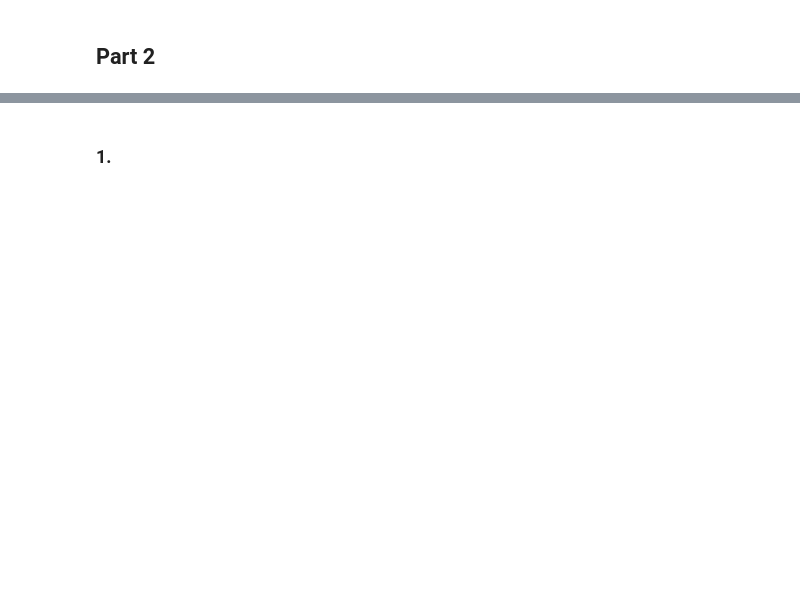
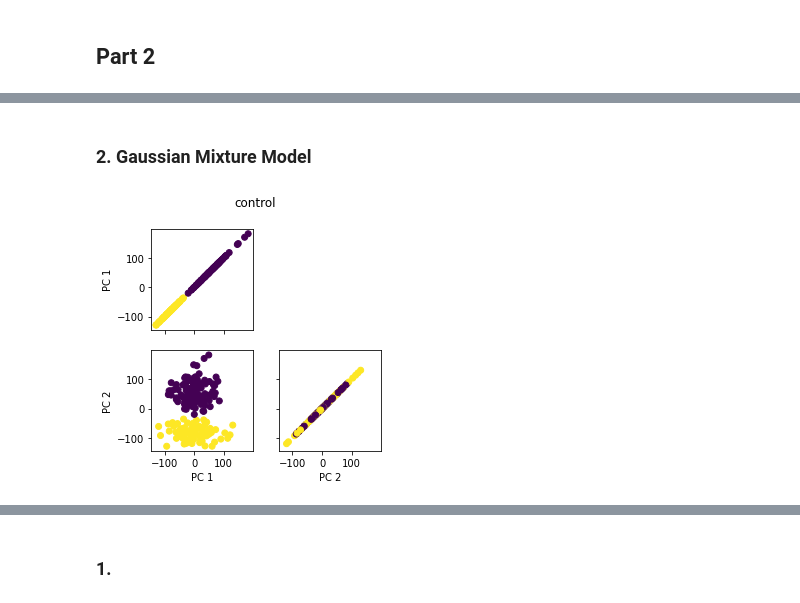
Before and after one commit to ArchieGertsman/ECE471-MP2, a Jupyter notebook: answers.ipynb, the cells around one changed output, grey strips where cells are left out. Saved outputs shown, nothing was run; the diff lists cells and outputs as text; code cells hidden in the pictures; blank space fills up the shorter version.

```diff
--- a/answers.ipynb
+++ b/answers.ipynb
@@ -596,0 +644,6 @@ We can see two distinct clusters in both the case and control data. The clusters
+# %% [markdown]
+### 2. Gaussian Mixture Model
+# %%
+plot_grid('control', df_abundance_control, n_pcs=2, n_clusters=2, method='gm', figsize=(4,4))
+# %% [output]
+[figure, added]
```
Also changed, not shown: parts of 44 cells of this notebook.
